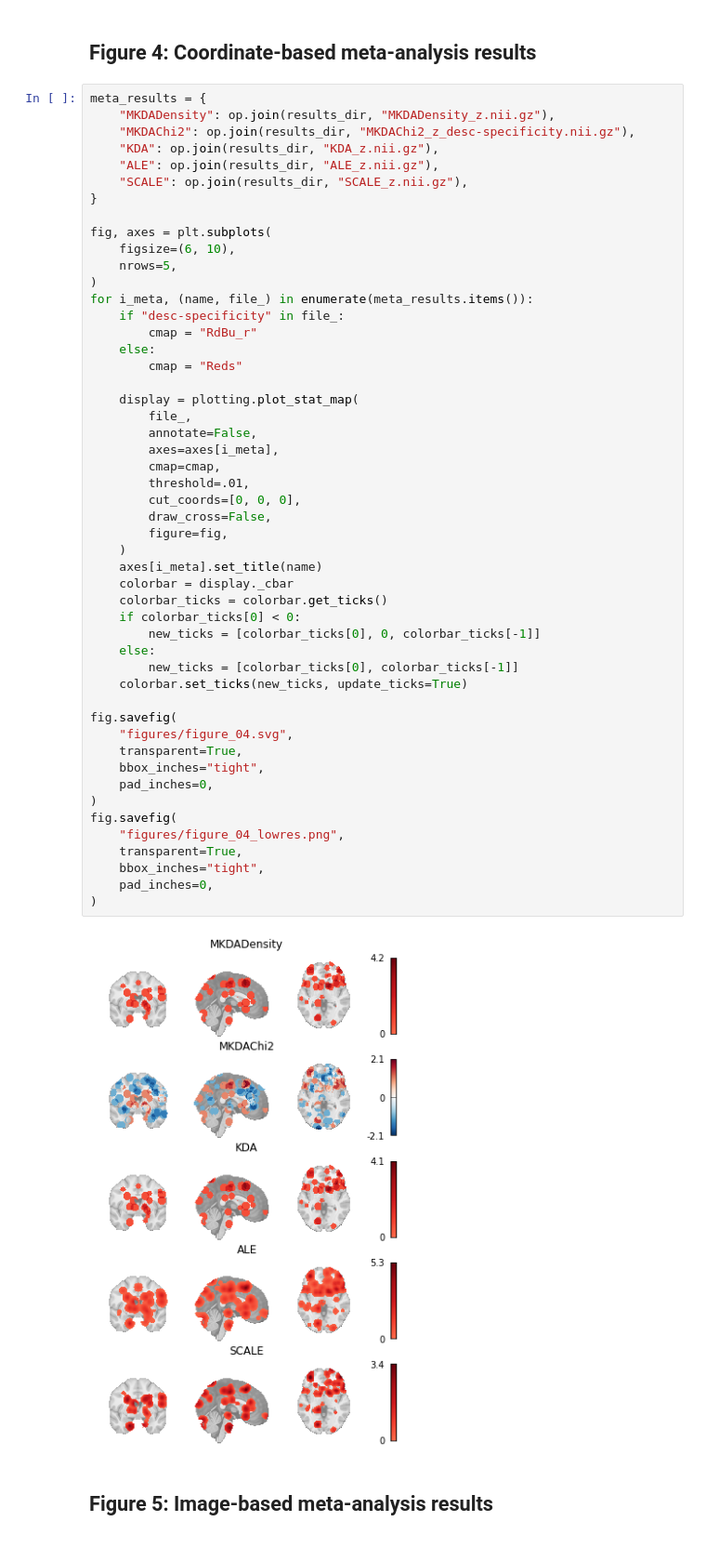
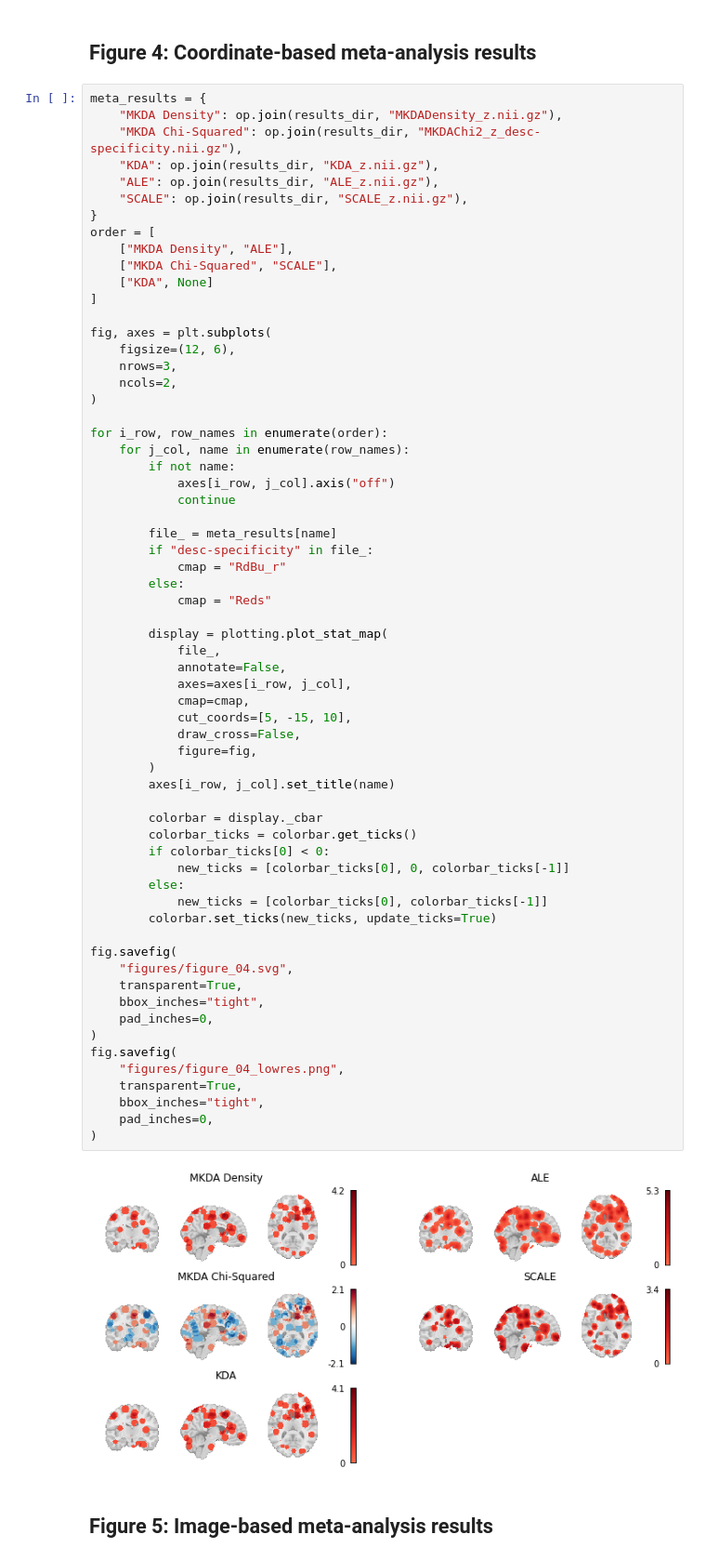
Before and after one commit to NBCLab/nimare-paper, a Jupyter notebook: generate_figures_part1.ipynb, the cells around one changed output. Shown at 93% size. Cells and saved outputs as stored; diff of their text form.

```diff
--- a/generate_figures_part1.ipynb
+++ b/generate_figures_part1.ipynb
@@ -14,56 +14,69 @@ ROW_HEIGHT = 2  # good row height for width of 10
 ## Figure 4: Coordinate-based meta-analysis results
 # %%
 meta_results = {
-    "MKDADensity": op.join(results_dir, "MKDADensity_z.nii.gz"),
-    "MKDAChi2": op.join(results_dir, "MKDAChi2_z_desc-specificity.nii.gz"),
+    "MKDA Density": op.join(results_dir, "MKDADensity_z.nii.gz"),
+    "MKDA Chi-Squared": op.join(results_dir, "MKDAChi2_z_desc-specificity.nii.gz"),
     "KDA": op.join(results_dir, "KDA_z.nii.gz"),
     "ALE": op.join(results_dir, "ALE_z.nii.gz"),
     "SCALE": op.join(results_dir, "SCALE_z.nii.gz"),
 }
+order = [
+    ["MKDA Density", "ALE"],
+    ["MKDA Chi-Squared", "SCALE"],
+    ["KDA", None]
+]
 
 fig, axes = plt.subplots(
-    figsize=(6, 10),
-    nrows=5,
+    figsize=(12, 6),
+    nrows=3,
+    ncols=2,
 )
-for i_meta, (name, file_) in enumerate(meta_results.items()):
-    if "desc-specificity" in file_:
-        cmap = "RdBu_r"
-    else:
-        cmap = "Reds"
 
-    display = plotting.plot_stat_map(
-        file_,
-        annotate=False,
-        axes=axes[i_meta],
-        cmap=cmap,
-        threshold=.01,
-        cut_coords=[0, 0, 0],
-        draw_cross=False,
-        figure=fig,
-    )
-    axes[i_meta].set_title(name)
-    colorbar = display._cbar
-    colorbar_ticks = colorbar.get_ticks()
-    if colorbar_ticks[0] < 0:
-        new_ticks = [colorbar_ticks[0], 0, colorbar_ticks[-1]]
-    else:
-        new_ticks = [colorbar_ticks[0], colorbar_ticks[-1]]
-    colorbar.set_ticks(new_ticks, update_ticks=True)
+for i_row, row_names in enumerate(order):
+    for j_col, name in enumerate(row_names):
+        if not name:
+            axes[i_row, j_col].axis("off")
+            continue
+
+        file_ = meta_results[name]
+        if "desc-specificity" in file_:
+            cmap = "RdBu_r"
+        else:
+            cmap = "Reds"
+
+        display = plotting.plot_stat_map(
+            file_,
+            annotate=False,
+            axes=axes[i_row, j_col],
+            cmap=cmap,
+            cut_coords=[5, -15, 10],
+            draw_cross=False,
+            figure=fig,
+        )
+        axes[i_row, j_col].set_title(name)
+
+        colorbar = display._cbar
+        colorbar_ticks = colorbar.get_ticks()
+        if colorbar_ticks[0] < 0:
+            new_ticks = [colorbar_ticks[0], 0, colorbar_ticks[-1]]
+        else:
+            new_ticks = [colorbar_ticks[0], colorbar_ticks[-1]]
+        colorbar.set_ticks(new_ticks, update_ticks=True)
 
 fig.savefig(
     "figures/figure_04.svg",
     transparent=True,
     bbox_inches="tight",
     pad_inches=0,
 )
 fig.savefig(
     "figures/figure_04_lowres.png",
     transparent=True,
     bbox_inches="tight",
     pad_inches=0,
 )
 # %% [output]
-[figure, old version]
+[figure, new version]
 # %% [markdown]
 ## Figure 5: Image-based meta-analysis results
 # %%
```
Also changed, not shown: 5 other files.
